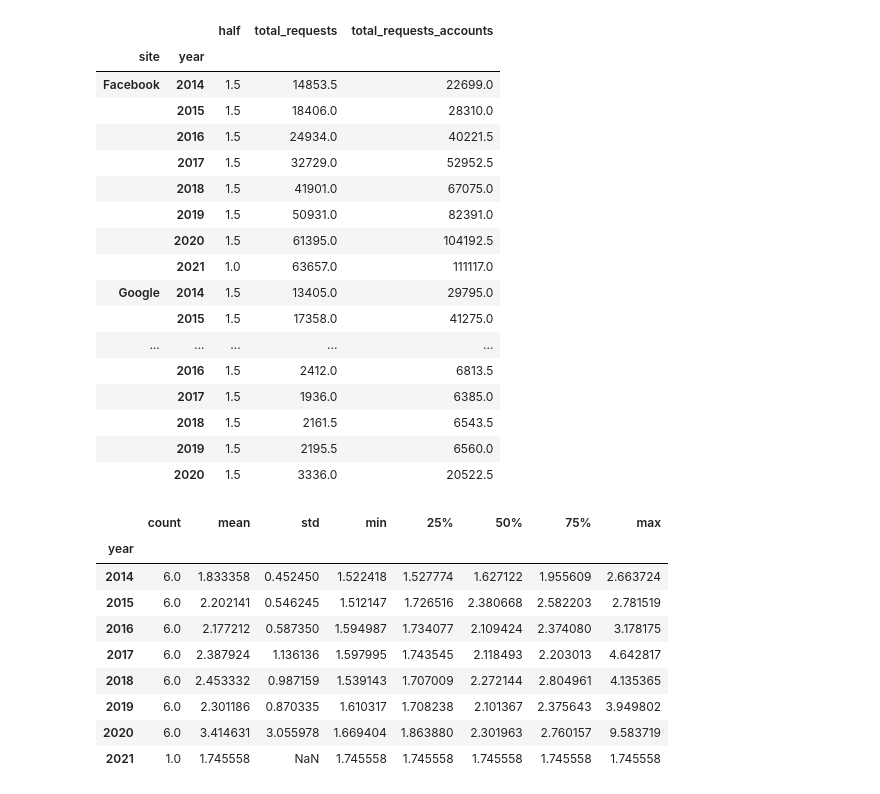
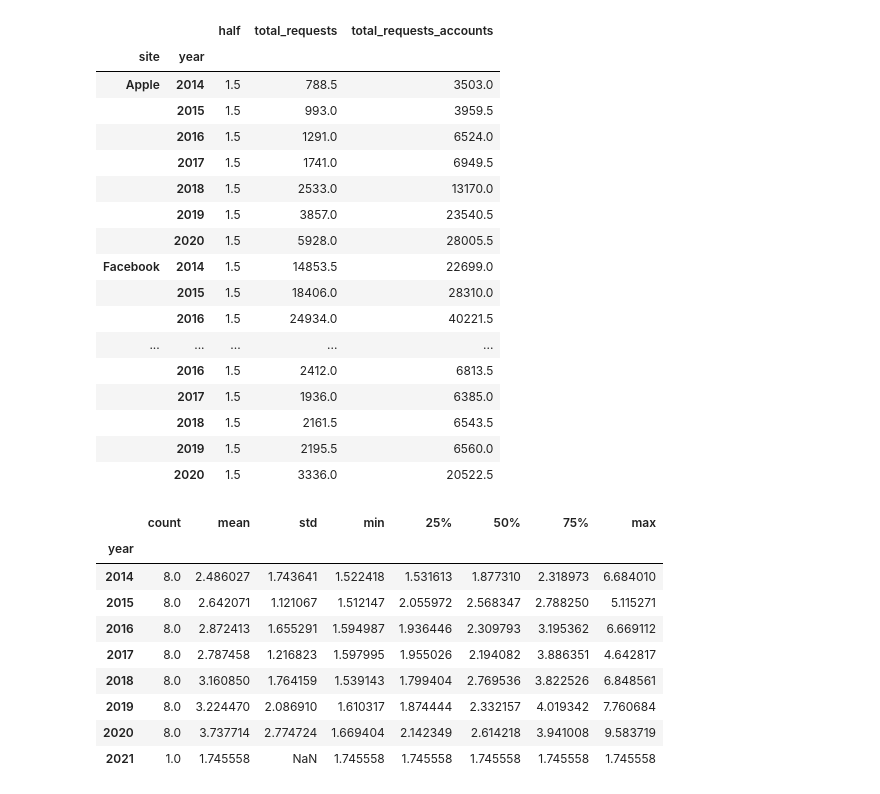
Before and after one commit to chaukap/transparency_report_analysis, a Jupyter notebook: Visualization.ipynb, the cells around one changed output. Drawn from its saved outputs; the diff is of its cells as text; code cells hidden in the pictures.

Commit message:
Added apple to the report

```diff
--- a/Visualization.ipynb
+++ b/Visualization.ipynb
@@ -15,29 +15,33 @@ pio.kaleido.scope.mathjax = None
 # %%
 twitter = pd.read_csv("Clean_Data/Twitter.csv")
 facebook = pd.read_csv("Clean_Data/Facebook.csv")
 google = pd.read_csv("Clean_Data/Google.csv")
+apple = pd.read_csv("Clean_Data/Apple.csv")
+
 twitter["site"] = "Twitter"
 facebook["site"] = "Facebook"
 google["site"] = "Google"
+apple["site"] = "Apple"
+
 common_names = ["site", "year", "half", "total_requests", "total_requests_accounts"]
 
-df = pd.concat([twitter[common_names], facebook[common_names], google[common_names]])
+df = pd.concat([twitter[common_names], facebook[common_names], google[common_names], apple[common_names]])
 df = df[df.year > 2013]
 df = df.dropna()
 df.groupby(["site", "year"]).mean()
 # %% [output]
 |  |  | half | total_requests | total_requests_accounts |
 | site | year |  |  |  |
+| Apple | 2014 | 1.5 | 788.5 | 3503.0 |
+|  | 2015 | 1.5 | 993.0 | 3959.5 |
+|  | 2016 | 1.5 | 1291.0 | 6524.0 |
+|  | 2017 | 1.5 | 1741.0 | 6949.5 |
+|  | 2018 | 1.5 | 2533.0 | 13170.0 |
+|  | 2019 | 1.5 | 3857.0 | 23540.5 |
+|  | 2020 | 1.5 | 5928.0 | 28005.5 |
 | Facebook | 2014 | 1.5 | 14853.5 | 22699.0 |
 |  | 2015 | 1.5 | 18406.0 | 28310.0 |
 |  | 2016 | 1.5 | 24934.0 | 40221.5 |
-|  | 2017 | 1.5 | 32729.0 | 52952.5 |
-|  | 2018 | 1.5 | 41901.0 | 67075.0 |
-|  | 2019 | 1.5 | 50931.0 | 82391.0 |
-|  | 2020 | 1.5 | 61395.0 | 104192.5 |
-|  | 2021 | 1.0 | 63657.0 | 111117.0 |
-| Google | 2014 | 1.5 | 13405.0 | 29795.0 |
-|  | 2015 | 1.5 | 17358.0 | 41275.0 |
 | ... | ... | ... | ... | ... |
 |  | 2016 | 1.5 | 2412.0 | 6813.5 |
 |  | 2017 | 1.5 | 1936.0 | 6385.0 |
@@ -50,13 +54,13 @@ df.groupby("year").accounts_per_request.describe()
 # %% [output]
 |  | count | mean | std | min | 25% | 50% | 75% | max |
 | year |  |  |  |  |  |  |  |  |
-| 2014 | 6.0 | 1.833358 | 0.452450 | 1.522418 | 1.527774 | 1.627122 | 1.955609 | 2.663724 |
-| 2015 | 6.0 | 2.202141 | 0.546245 | 1.512147 | 1.726516 | 2.380668 | 2.582203 | 2.781519 |
-| 2016 | 6.0 | 2.177212 | 0.587350 | 1.594987 | 1.734077 | 2.109424 | 2.374080 | 3.178175 |
-| 2017 | 6.0 | 2.387924 | 1.136136 | 1.597995 | 1.743545 | 2.118493 | 2.203013 | 4.642817 |
-| 2018 | 6.0 | 2.453332 | 0.987159 | 1.539143 | 1.707009 | 2.272144 | 2.804961 | 4.135365 |
-| 2019 | 6.0 | 2.301186 | 0.870335 | 1.610317 | 1.708238 | 2.101367 | 2.375643 | 3.949802 |
-| 2020 | 6.0 | 3.414631 | 3.055978 | 1.669404 | 1.863880 | 2.301963 | 2.760157 | 9.583719 |
+| 2014 | 8.0 | 2.486027 | 1.743641 | 1.522418 | 1.531613 | 1.877310 | 2.318973 | 6.684010 |
+| 2015 | 8.0 | 2.642071 | 1.121067 | 1.512147 | 2.055972 | 2.568347 | 2.788250 | 5.115271 |
+| 2016 | 8.0 | 2.872413 | 1.655291 | 1.594987 | 1.936446 | 2.309793 | 3.195362 | 6.669112 |
+| 2017 | 8.0 | 2.787458 | 1.216823 | 1.597995 | 1.955026 | 2.194082 | 3.886351 | 4.642817 |
+| 2018 | 8.0 | 3.160850 | 1.764159 | 1.539143 | 1.799404 | 2.769536 | 3.822526 | 6.848561 |
+| 2019 | 8.0 | 3.224470 | 2.086910 | 1.610317 | 1.874444 | 2.332157 | 4.019342 | 7.760684 |
+| 2020 | 8.0 | 3.737714 | 2.774724 | 1.669404 | 2.142349 | 2.614218 | 3.941008 | 9.583719 |
 | 2021 | 1.0 | 1.745558 | NaN | 1.745558 | 1.745558 | 1.745558 | 1.745558 | 1.745558 |
 # %%
 df["time"] = df.apply(lambda y: ("Jan-Jun" if y.half == 1 else "Jul-Dec") + " " + str(y.year), axis=1)
```
Also changed, not shown: parts of 3 cells of this notebook, 2 other files.
